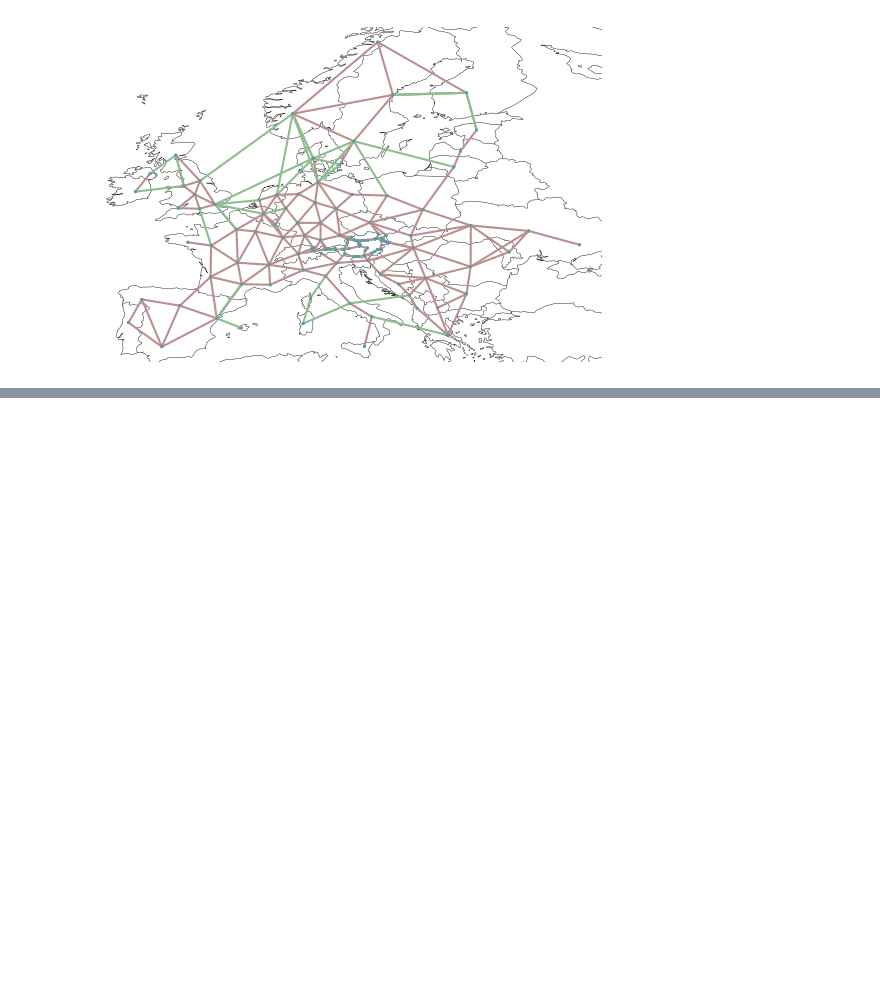
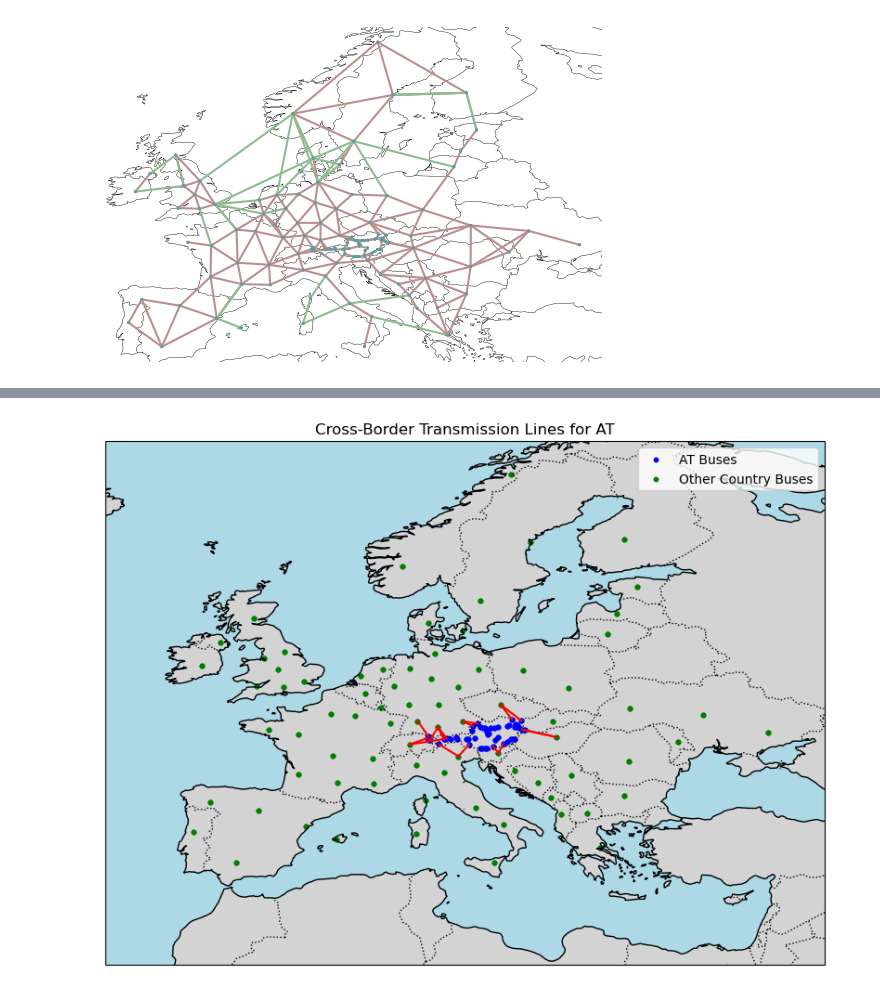
Before and after one commit to bjoernellens1/pypsa-eur-evt, a Jupyter notebook: notebooks-MA/analyze.ipynb, the cells around one changed output, grey strips where cells are left out. Cells and saved outputs as stored; diff of their text form; code cells hidden in the pictures; blank space fills up the shorter version.

```diff
--- a/notebooks-MA/analyze.ipynb
+++ b/notebooks-MA/analyze.ipynb
@@ -100,0 +133,61 @@ FileNotFoundError: [Errno 2] No such file or directory: '/home/bjoern/git/pypsa-
+# %%
+from shapely.geometry import LineString
+import geopandas as gpd
+
+network = n
+# Define the country code of interest
+country_code = "AT"
+
+# Extract node coordinates and country information from buses
+buses = network.buses[['x', 'y', 'country']]
+
+# Get cross-border lines connected to the specified country
+cross_border_lines = lines_with_buses[
+    ((lines_with_buses['country'] == country_code) | (lines_with_buses['country_bus1'] == country_code)) &
+    (lines_with_buses['country'] != lines_with_buses['country_bus1'])
+]
+
+# Convert lines to GeoDataFrame for plotting
+line_geometries = []
+for _, line in cross_border_lines.iterrows():
+    # Create a line geometry from the coordinates of both ends
+    line_geometry = LineString([
+        (buses.loc[line['bus0'], 'x'], buses.loc[line['bus0'], 'y']),
+        (buses.loc[line['bus1'], 'x'], buses.loc[line['bus1'], 'y'])
+    ])
+    line_geometries.append(line_geometry)
+
+cross_border_gdf = gpd.GeoDataFrame(cross_border_lines, geometry=line_geometries)
+
+# Set up a Cartopy map
+fig, ax = plt.subplots(figsize=(10, 10), subplot_kw={'projection': ccrs.PlateCarree()})
+ax.set_extent([-15, 40, 30, 70], crs=ccrs.PlateCarree())  # Adjust the extent as needed
+
+# Add map features for context
+ax.add_feature(cfeature.BORDERS, linestyle=':', edgecolor='black')
+ax.add_feature(cfeature.COASTLINE)
+ax.add_feature(cfeature.LAND, color="lightgray")
+ax.add_feature(cfeature.OCEAN, color="lightblue")
+
+# Plot the cross-border lines
+for line in cross_border_gdf.geometry:
+    ax.plot(
+        [point[0] for point in line.coords],
+        [point[1] for point in line.coords],
+        color="red",
+        linewidth=1.5,
+        transform=ccrs.PlateCarree()
+    )
+
+# Plot buses
+ax.scatter(buses[buses['country'] == country_code]['x'], buses[buses['country'] == country_code]['y'],
+           color='blue', s=10, transform=ccrs.PlateCarree(), label=f"{country_code} Buses")
+ax.scatter(buses[buses['country'] != country_code]['x'], buses[buses['country'] != country_code]['y'],
+           color='green', s=10, transform=ccrs.PlateCarree(), label="Other Country Buses")
+
+# Customize plot
+plt.title(f"Cross-Border Transmission Lines for {country_code}")
+plt.legend()
+plt.show()
+# %% [output]
+[figure, added]
```
Also changed, not shown: parts of 4 cells of this notebook, 2 other files.
